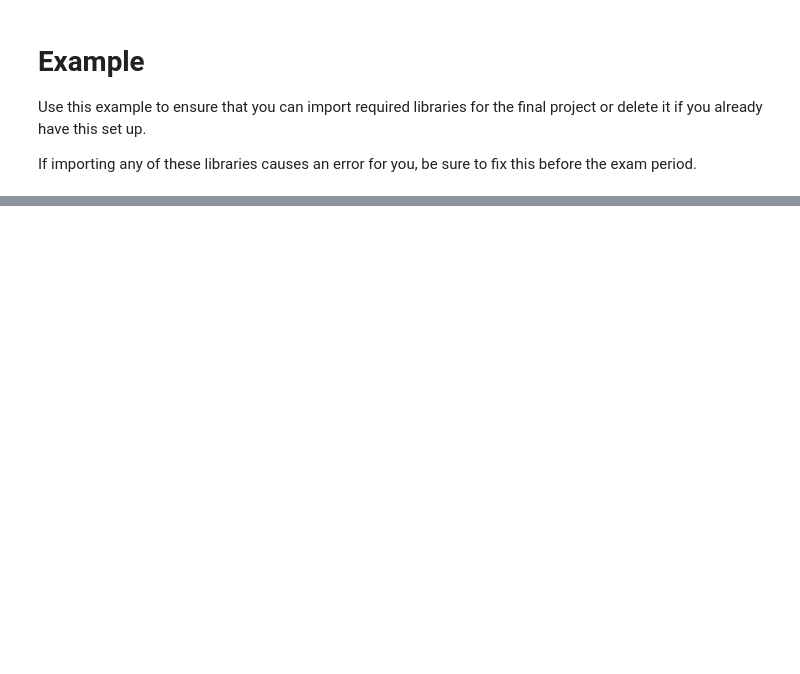
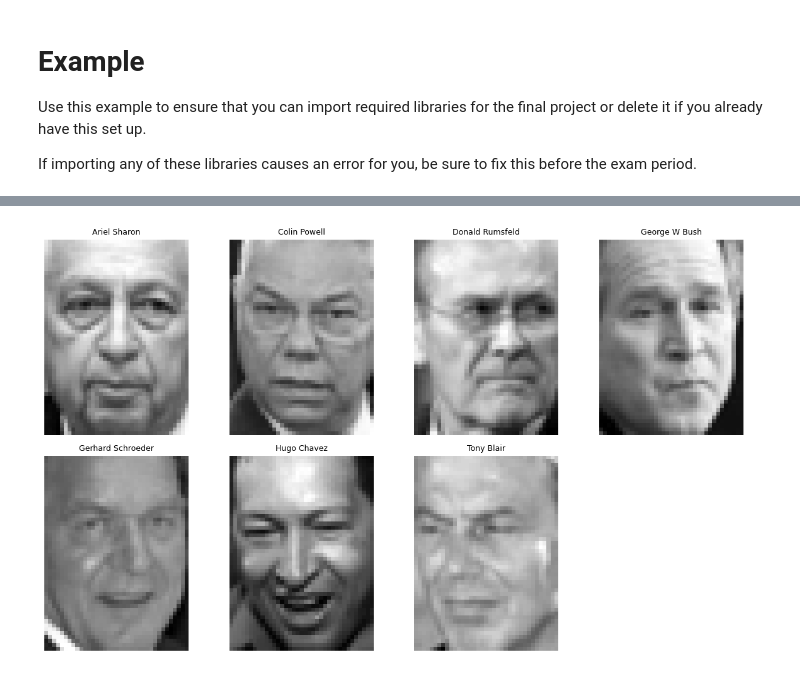
Before and after one commit to Malav786/pai, a Jupyter notebook: notebooks/module_testing.ipynb, the cells around one changed output, grey strips where cells are left out. Drawn from its saved outputs; the diff is of its cells as text; code cells hidden in the pictures; blank space fills up the shorter version.

```diff
--- a/notebooks/module_testing.ipynb
+++ b/notebooks/module_testing.ipynb
@@ -101,0 +95,5 @@ Class distribution:
+# %%
+# 1 image per distinct person (7 people) in a grid
+loader.show_distinct_people(n_cols=4, seed=42)
+# %% [output]
+[figure, added]
```
Also changed, not shown: parts of 4 cells of this notebook, 8 other files.
